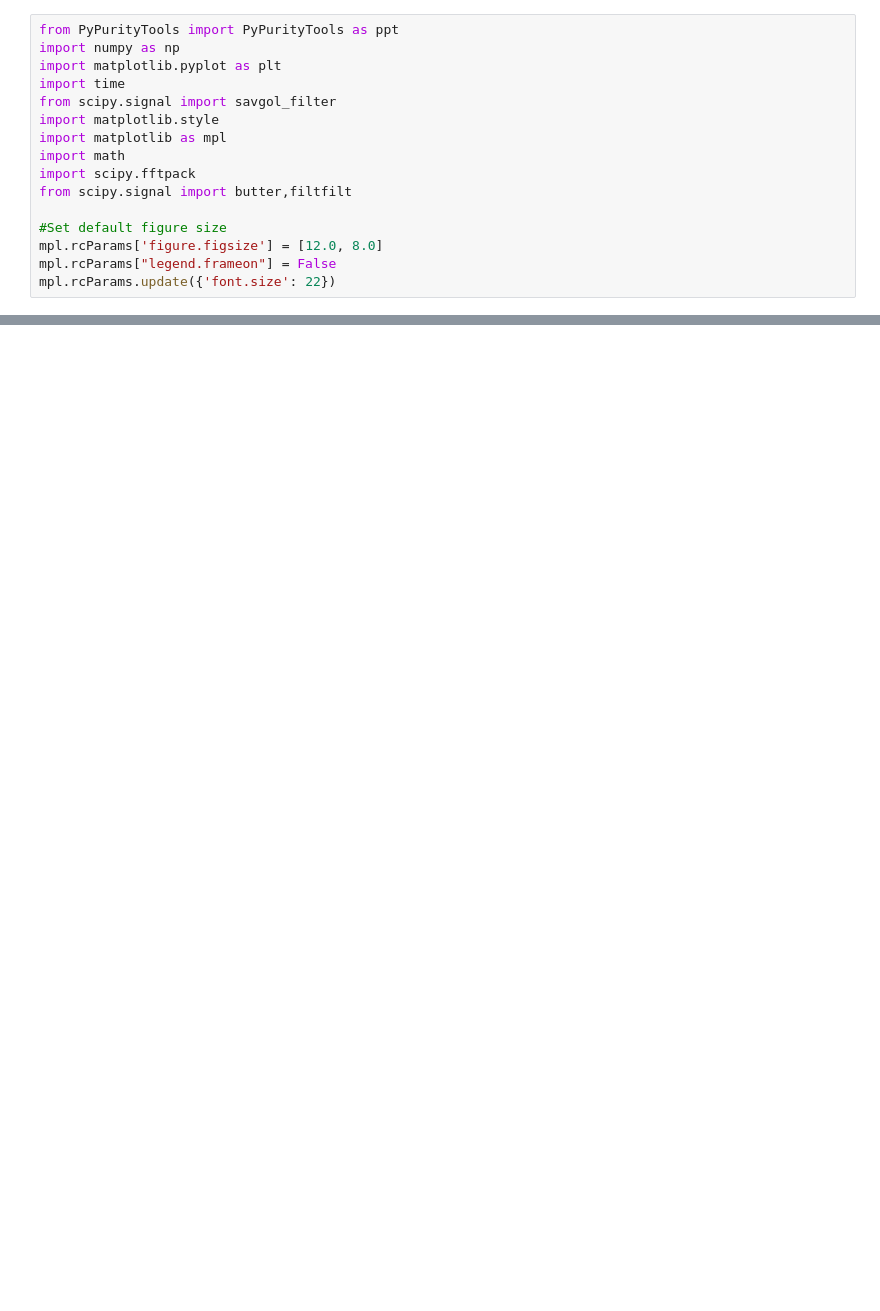
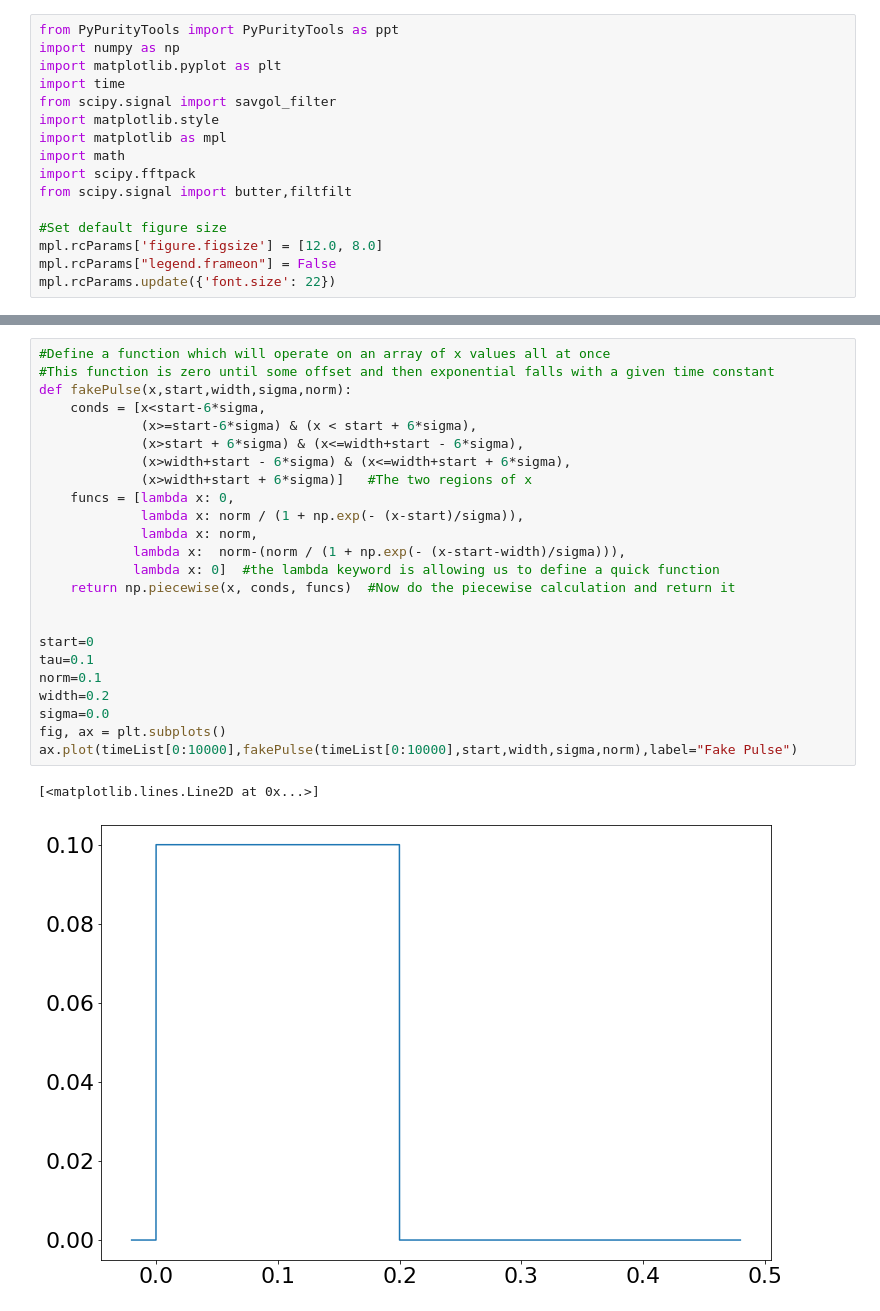
Before and after one commit to nichol77/pyPurity, a Jupyter notebook: pulserTest.ipynb, the cells around one changed output, grey strips where cells are left out. Cells and saved outputs as stored; diff of their text form; blank space fills up the shorter version.

```diff
--- a/pulserTest.ipynb
+++ b/pulserTest.ipynb
@@ -78,3 +111,30 @@ ax.plot(timeList[0:10000],response(timeList[0:10000],offset,tau,norm),label="Res
+# %%
+#Define a function which will operate on an array of x values all at once
+#This function is zero until some offset and then exponential falls with a given time constant
+def fakePulse(x,start,width,sigma,norm):
+    conds = [x<start-6*sigma,
+             (x>=start-6*sigma) & (x < start + 6*sigma),
+             (x>start + 6*sigma) & (x<=width+start - 6*sigma),
+             (x>width+start - 6*sigma) & (x<=width+start + 6*sigma),
+             (x>width+start + 6*sigma)]   #The two regions of x
+    funcs = [lambda x: 0,
+             lambda x: norm / (1 + np.exp(- (x-start)/sigma)),
+             lambda x: norm,
+            lambda x:  norm-(norm / (1 + np.exp(- (x-start-width)/sigma))),
+            lambda x: 0]  #the lambda keyword is allowing us to define a quick function
+    return np.piecewise(x, conds, funcs)  #Now do the piecewise calculation and return it
+
+
+start=0
+tau=0.1
+norm=0.1
+width=0.2
+sigma=0.0
+fig, ax = plt.subplots()
+ax.plot(timeList[0:10000],fakePulse(timeList[0:10000],start,width,sigma,norm),label="Fake Pulse")
+# %% [output]
+[<matplotlib.lines.Line2D at 0x...>]
+[figure, added]
 # %%
 def func(xdata,offset,tau,norm):
     return signal.convolve(xdata, response(timeList[0:10000],offset,tau,norm), mode='full')[0:len(xdata)]
```
Also changed, not shown: parts of 7 cells of this notebook.
